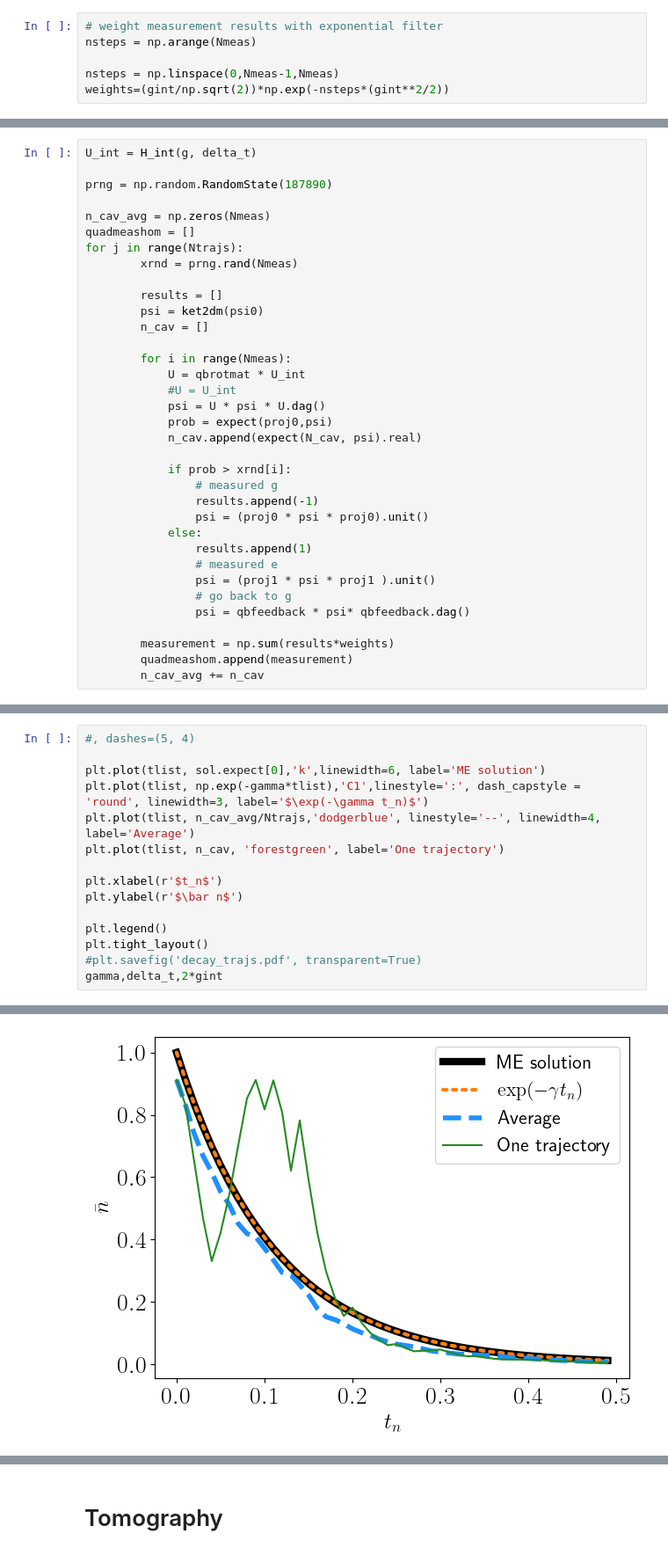
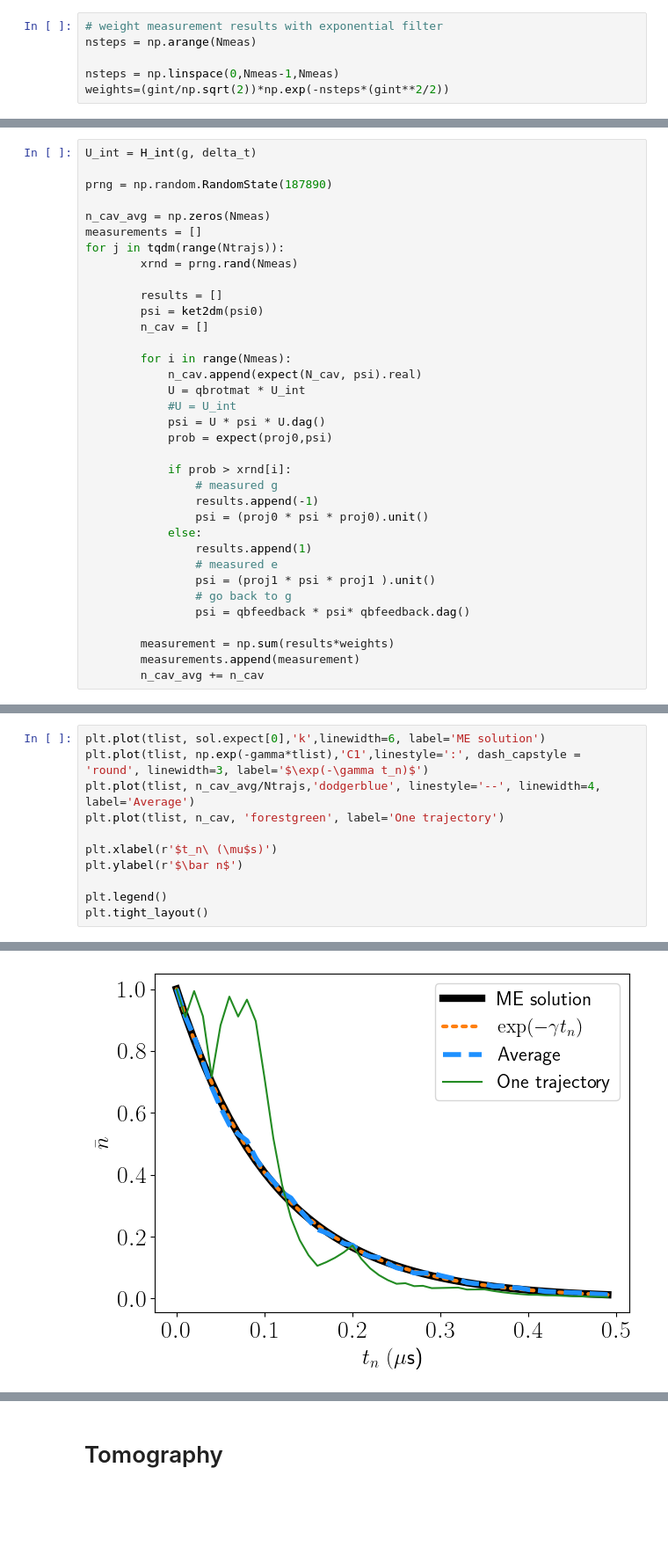
Before and after one commit to ingstra/qubitdyne, a Jupyter notebook: homodyne_open_system_dynamics.ipynb, the cells around one changed output, grey strips where cells are left out. Shown at 88% size. Saved outputs shown, nothing was run; the diff lists cells and outputs as text; blank space fills up the shorter version.

```diff
--- a/homodyne_open_system_dynamics.ipynb
+++ b/homodyne_open_system_dynamics.ipynb
@@ -111,8 +109,8 @@ U_int = H_int(g, delta_t)
 prng = np.random.RandomState(187890)
 
 n_cav_avg = np.zeros(Nmeas)
-quadmeashom = []
-for j in range(Ntrajs):
+measurements = []
+for j in tqdm(range(Ntrajs)):
         xrnd = prng.rand(Nmeas)
 
         results = []
@@ -120,11 +118,11 @@ for j in range(Ntrajs):
         n_cav = []
 
         for i in range(Nmeas):
+            n_cav.append(expect(N_cav, psi).real)
             U = qbrotmat * U_int
             #U = U_int
             psi = U * psi * U.dag()
             prob = expect(proj0,psi)
-            n_cav.append(expect(N_cav, psi).real)
 
             if prob > xrnd[i]:
                 # measured g
@@ -138,6 +136,6 @@ for j in range(Ntrajs):
                 psi = qbfeedback * psi* qbfeedback.dag()
 
         measurement = np.sum(results*weights)
-        quadmeashom.append(measurement)
+        measurements.append(measurement)
         n_cav_avg += n_cav
 # %%
@@ -146,18 +145,14 @@ tlist = nsteps*delta_t
 c_op=[np.sqrt(gamma)*a] # decay rate gamma
 sol = mesolve(0*a, psi0, tlist, c_ops=c_op, e_ops=[N_cav])
 # %%
-#, dashes=(5, 4)
-
 plt.plot(tlist, sol.expect[0],'k',linewidth=6, label='ME solution')
 plt.plot(tlist, np.exp(-gamma*tlist),'C1',linestyle=':', dash_capstyle = 'round', linewidth=3, label='$\exp(-\gamma t_n)$')
 plt.plot(tlist, n_cav_avg/Ntrajs,'dodgerblue', linestyle='--', linewidth=4, label='Average')
 plt.plot(tlist, n_cav, 'forestgreen', label='One trajectory')
 
-plt.xlabel(r'$t_n$')
+plt.xlabel(r'$t_n\ (\mu$s)')
 plt.ylabel(r'$\bar n$')
 
 plt.legend()
 plt.tight_layout()
-#plt.savefig('decay_trajs.pdf', transparent=True)
-gamma,delta_t,2*gint
 # %% [output]
@@ -165 +159 @@ gamma,delta_t,2*gint
-[figure, old version]
+[figure, new version]
```
Also changed, not shown: parts of 32 cells of this notebook.
